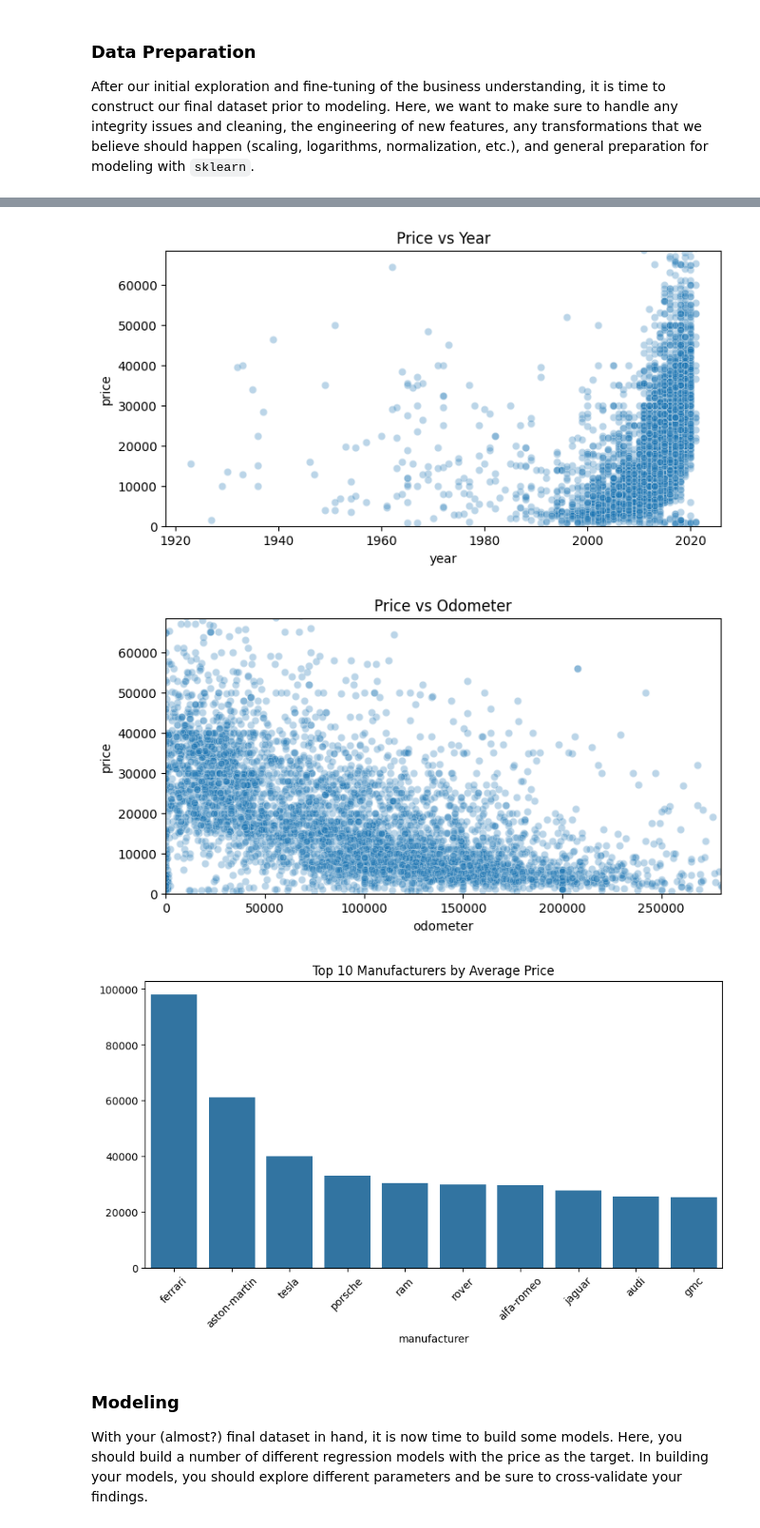
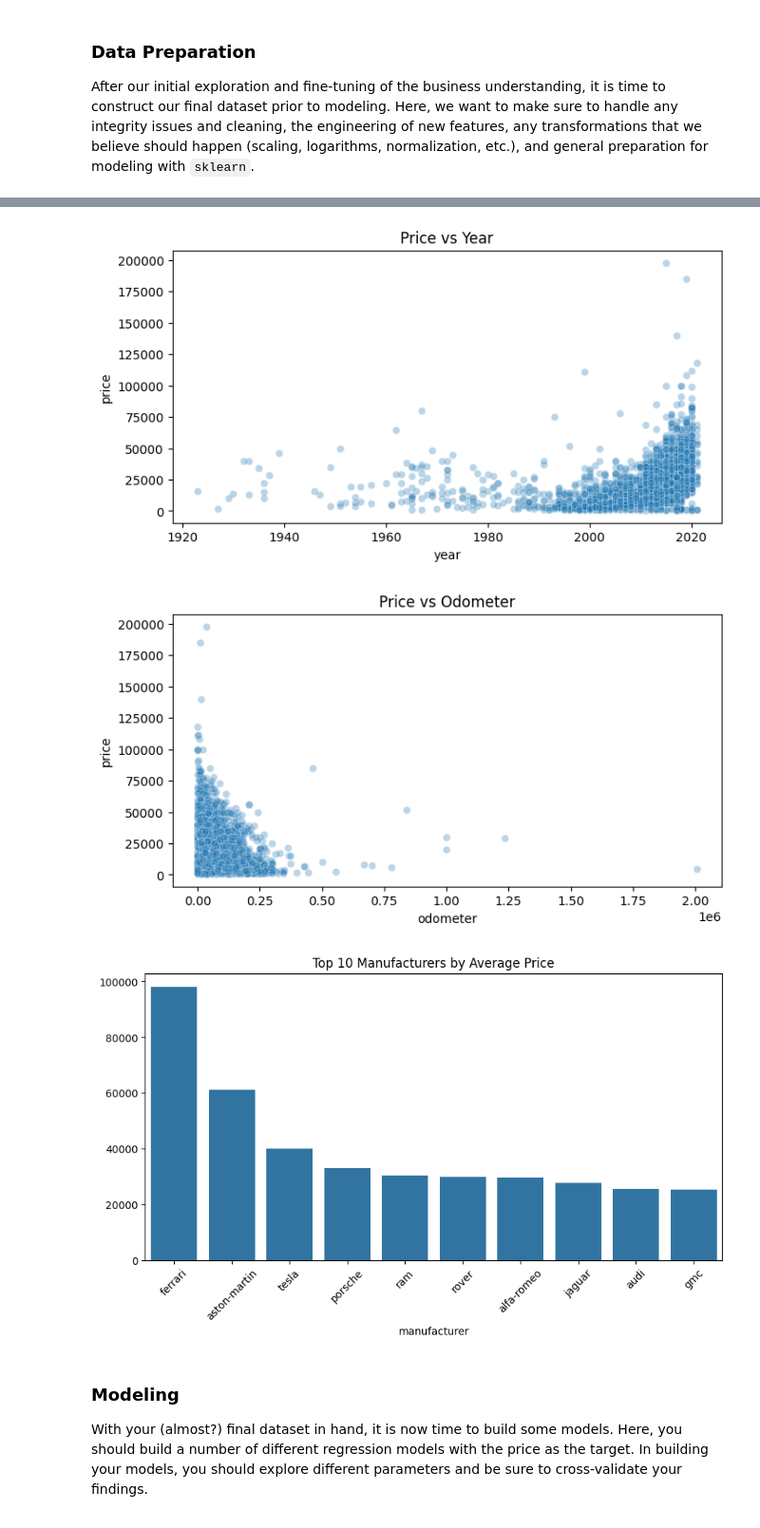
Before and after one commit to csdmichael/AIML-PracticalApp-WhatDrivesCarPrice, a Jupyter notebook: prompt_II.ipynb, the cells around one changed output, grey strips where cells are left out. Shown: that part at 95% size. Drawn from its saved outputs; the diff is of its cells as text; code cells hidden in the pictures.

```diff
--- a/prompt_II.ipynb
+++ b/prompt_II.ipynb
@@ -164,26 +164,19 @@ df['odometer'] = df['odometer'].fillna(df['odometer'].median())
 
 ### Exploratory Data Analysis
 
-# Price distribution
 plt.figure(figsize=(8,4))
-sns.histplot(df['price'], bins=100, kde=True)
-plt.title("Distribution of Car Prices")
-plt.xlim(0, df['price'].quantile(0.99))
+sns.histplot(df['price'], bins=80, kde=True)
+plt.title("Price Distribution")
 plt.show()
 
-# Price vs Year
 plt.figure(figsize=(8,4))
-sns.scatterplot(x='year', y='price', data=df.sample(5000, random_state=42), alpha=0.3)
+sns.scatterplot(data=df.sample(5000, random_state=42), x='year', y='price', alpha=0.3)
 plt.title("Price vs Year")
-plt.ylim(0, df['price'].quantile(0.99))
 plt.show()
 
-# Price vs Odometer
 plt.figure(figsize=(8,4))
-sns.scatterplot(x='odometer', y='price', data=df.sample(5000, random_state=42), alpha=0.3)
+sns.scatterplot(data=df.sample(5000, random_state=42), x='odometer', y='price', alpha=0.3)
 plt.title("Price vs Odometer")
-plt.xlim(0, df['odometer'].quantile(0.99))
-plt.ylim(0, df['price'].quantile(0.99))
 plt.show()
 
 # Average price by manufacturer (top 10)
@@ -198,5 +191,5 @@ plt.show()
-[figure, old version]
+[figure, new version]
-[figure, old version]
+[figure, new version]
 [figure]
 # %% [markdown]
 ### Modeling
```
Also changed, not shown: parts of 6 cells of this notebook, 1 other file.
